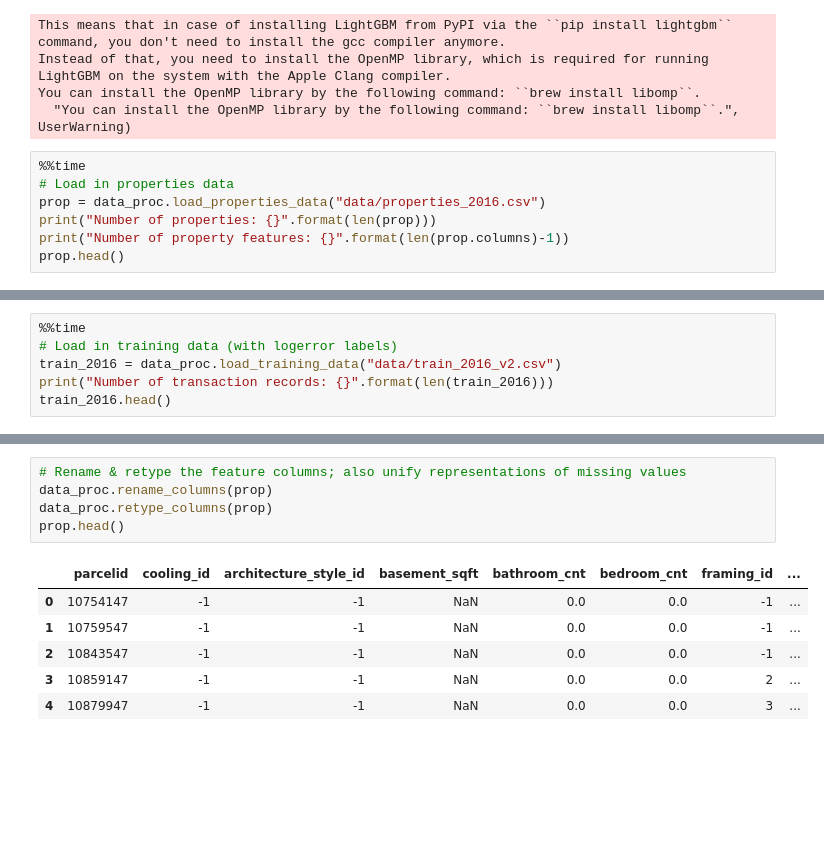
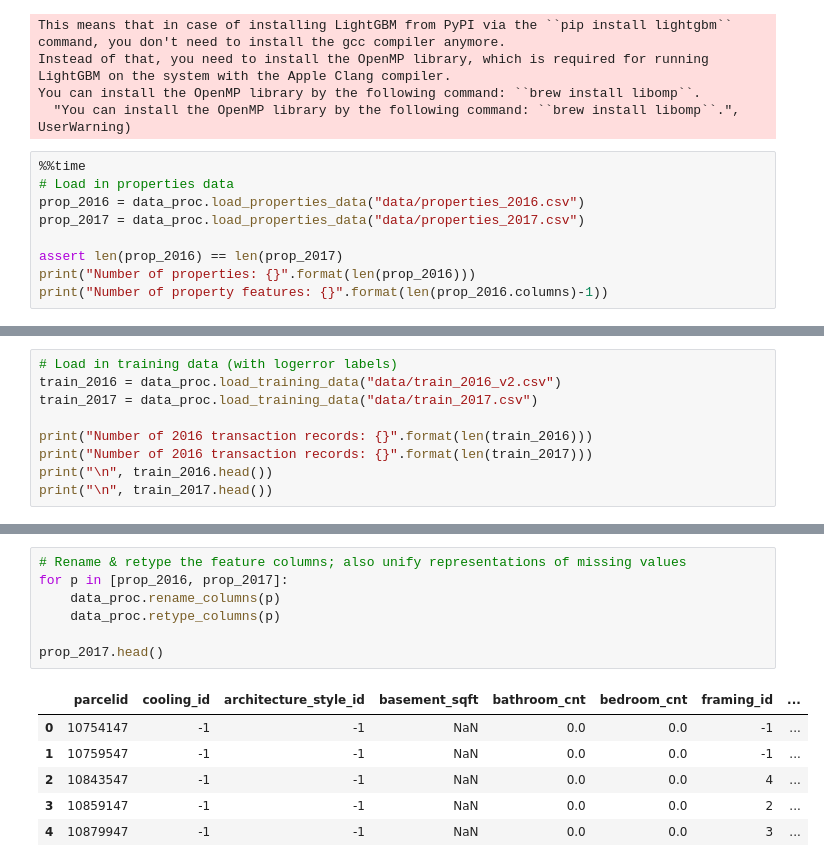
Before and after one commit to junjiedong/Zillow-Kaggle, a Jupyter notebook: model.ipynb, the cells around one changed output, grey strips where cells are left out. Saved outputs shown, nothing was run; the diff lists cells and outputs as text; blank space fills up the shorter version.

```diff
--- a/model.ipynb
+++ b/model.ipynb
@@ -40,10 +40,12 @@ You can install the OpenMP library by the following command: ``brew install libo
 # %%
 %%time
 # Load in properties data
-prop = data_proc.load_properties_data("data/properties_2016.csv")
-print("Number of properties: {}".format(len(prop)))
-print("Number of property features: {}".format(len(prop.columns)-1))
-prop.head()
+prop_2016 = data_proc.load_properties_data("data/properties_2016.csv")
+prop_2017 = data_proc.load_properties_data("data/properties_2017.csv")
+
+assert len(prop_2016) == len(prop_2017)
+print("Number of properties: {}".format(len(prop_2016)))
+print("Number of property features: {}".format(len(prop_2016.columns)-1))
 # %% [output]
 Number of properties: 2985217
 Number of property features: 57
@@ -52,7 +54,10 @@ Wall time: 21.2 s
 # %%
-%%time
 # Load in training data (with logerror labels)
 train_2016 = data_proc.load_training_data("data/train_2016_v2.csv")
-print("Number of transaction records: {}".format(len(train_2016)))
-train_2016.head()
+train_2017 = data_proc.load_training_data("data/train_2017.csv")
+
+print("Number of 2016 transaction records: {}".format(len(train_2016)))
+print("Number of 2016 transaction records: {}".format(len(train_2017)))
+print("\n", train_2016.head())
+print("\n", train_2017.head())
 # %% [output]
@@ -62,12 +80,14 @@ Wall time: 61.6 ms
 # %%
 # Rename & retype the feature columns; also unify representations of missing values
-data_proc.rename_columns(prop)
-data_proc.retype_columns(prop)
-prop.head()
+for p in [prop_2016, prop_2017]:
+    data_proc.rename_columns(p)
+    data_proc.retype_columns(p)
+
+prop_2017.head()
 # %% [output]
 |  | parcelid | cooling_id | architecture_style_id | basement_sqft | bathroom_cnt | bedroom_cnt | framing_id | ... |
 | 0 | 10754147 | -1 | -1 | NaN | 0.0 | 0.0 | -1 | ... |
 | 1 | 10759547 | -1 | -1 | NaN | 0.0 | 0.0 | -1 | ... |
-| 2 | 10843547 | -1 | -1 | NaN | 0.0 | 0.0 | -1 | ... |
+| 2 | 10843547 | -1 | -1 | NaN | 0.0 | 0.0 | 4 | ... |
 | 3 | 10859147 | -1 | -1 | NaN | 0.0 | 0.0 | 2 | ... |
 | 4 | 10879947 | -1 | -1 | NaN | 0.0 | 0.0 | 3 | ... |
```
Also changed, not shown: parts of 12 cells of this notebook, 1 other file.
